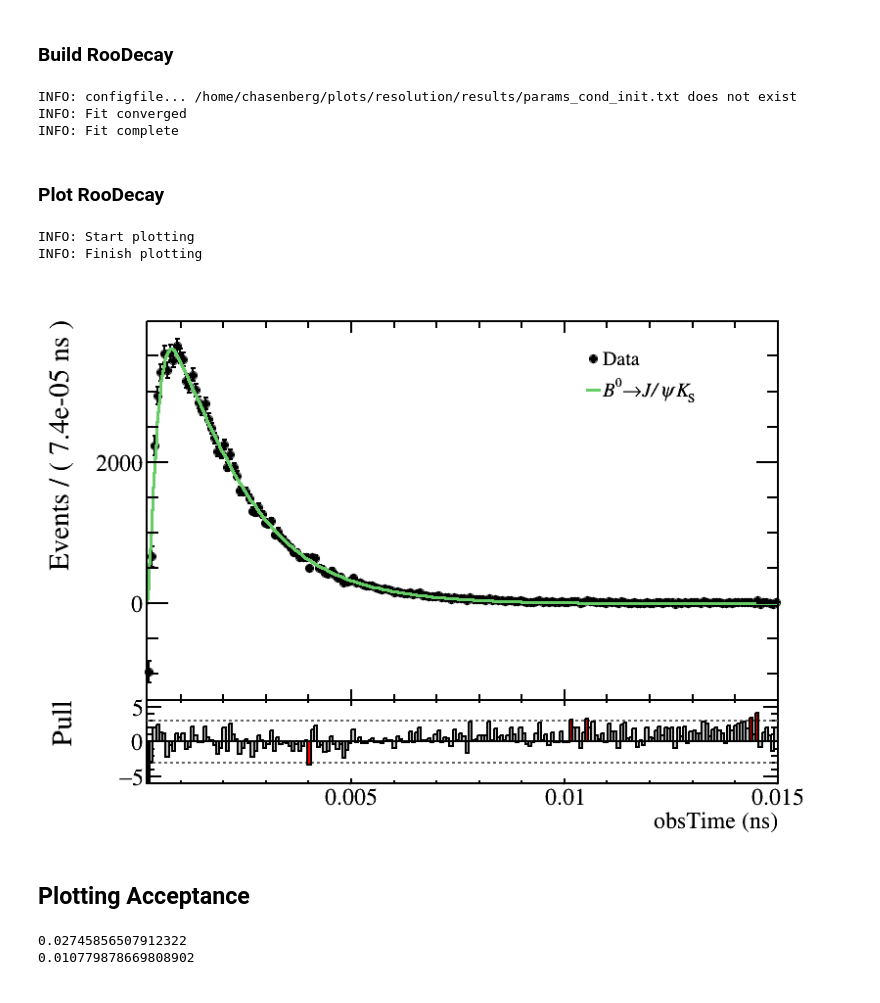
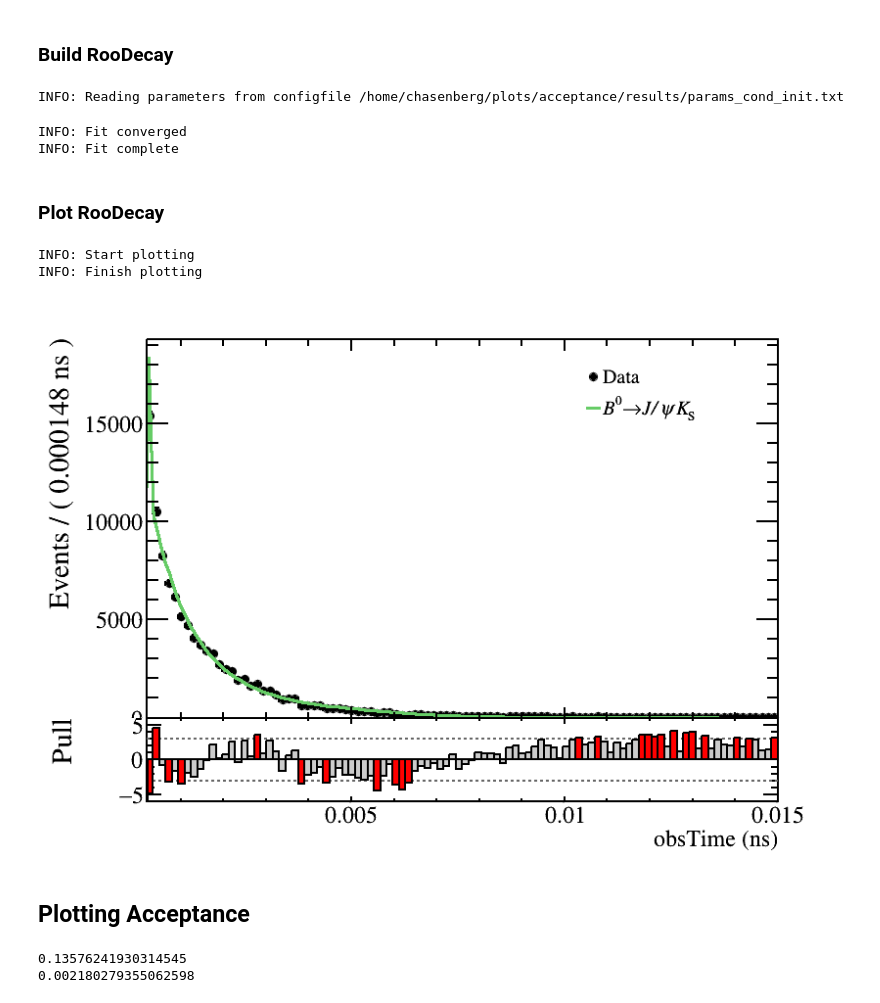
Before and after one commit to chasenberg/Masterthesis, a Jupyter notebook: notebooks/decaytime_studies/acceptance/acceptance_JpsiKS_data.ipynb, the cells around one changed output. Saved outputs shown, nothing was run; the diff lists cells and outputs as text; code cells hidden in the pictures.

Commit message:
playing with spline parameters

```diff
--- a/notebooks/decaytime_studies/acceptance/acceptance_JpsiKS_data.ipynb
+++ b/notebooks/decaytime_studies/acceptance/acceptance_JpsiKS_data.ipynb
@@ -58,7 +61,7 @@ ROOT.SetOwnership(dataset_tree, False)
 obsTime     = RooRealVar('B0_FitPVConst_tau_flat', 'obsTime', 0,0.0002, 0.015, 'ns')
 obsTimeErr = RooRealVar("B0_FitPVConst_tauErr_flat", "obsTimeErr", 0,-0.001,0.001, "ns")
 signal_sw  = RooRealVar("signal_sw", "signal_sw",0 ,-100000,1000000000)
-#mass = RooRealVar("B0_FitDaughtersConst_M_flat", "m_{J/psi K_{S}^{0}}", 5280,5250, 5310, "MeV")
+B0_FitPVConst_MinIPCHI2anyPV_flat = RooRealVar('B0_FitPVConst_MinIPCHI2anyPV_flat','B0_FitPVConst_MinIPCHI2anyPV_flat',6,1000000000000000000000)
 
 
 ROOT.SetOwnership(obsTime, False)
@@ -68,7 +71,7 @@ ROOT.SetOwnership(signal_sw, False)
 data = ROOT.TFile(dataset_file_name)
 tree_data = data.Get('Bd2JpsiKS')
 tree_data.GetEntries()
-ntupleVarSet =  RooArgSet(obsTime,obsTimeErr,signal_sw)
+ntupleVarSet =  RooArgSet(obsTime,obsTimeErr,signal_sw,B0_FitPVConst_MinIPCHI2anyPV_flat)
 data = RooDataSet('data','data',ntupleVarSet,RooFit.Import(tree_data), RooFit.WeightVar("signal_sw"))
 ROOT.SetOwnership(data,False)
 
@@ -114,13 +117,14 @@ knots[9]=(obsTime.getMax()) # 18.0'''
 'from ROOT import std\nknots = std.vector("double")(10)\nknots[0]=(obsTime.getMin()) # 0.0\nknots[1]=(0.00025)\nknots[2]=(0.0004)\nknots[3]=(0.001)\nknots[4]=(0.003)\n#knots[4]=(0.005)\nknots[5]=(0.00 ...
 # %%
 from ROOT import std
-knots = std.vector("double")(6)
+knots = std.vector("double")(5)
 knots[0]=(obsTime.getMin()) # 0.0
-knots[1]=(0.0004)
-knots[2]=(0.001)
-knots[3]=(0.004)
-knots[4]=(0.01)
-knots[5]=(obsTime.getMax()) # 18.0
+knots[1]=(0.0003)
+knots[2]=(0.0004)
+knots[3]=(0.005)
+knots[4]=(0.006)
+knots[5]=(0.011)
+knots[6]=(obsTime.getMax()) # 18.0
 # %%
 print(obsTime.getMin(),obsTime.getMax(),len(knots))
 # %% [output]
@@ -134,7 +138,7 @@ ROOT.SetOwnership(knotlist, False)
 for i in range(0,len(knots)+1): # len(knots)+2
     binname = "parTimeAccCSpline" + str(i)
     bintitle = "h_{" + str(i) + "}"
-    var = RooRealVar(binname, bintitle,0.1*i,2)
+    var = RooRealVar(binname, bintitle,0.005*i,20)
     print(var.getVal())
     #print(str(var.GetName()))
     ROOT.SetOwnership(var, False)
@@ -315,7 +343,7 @@ pdfDecayTime = RooDecay("pdfDecayTime", "pdfDecayTime", obsTime, parTimeTau, pdf
 
 ROOT.SetOwnership(pdfDecayTime, False)
 # %%
-results_dir = '/home/chasenberg/plots/resolution/results/'
+results_dir = '/home/chasenberg/plots/acceptance/results/'
 
 parameters_file_name  = 'params_cond.txt'
 parameters_init_name  = parameters_file_name.replace('.txt', '_init.txt')
@@ -323,34 +351,8 @@ parameters_final_name = parameters_file_name.replace('.txt', '_final.txt')
 
 if os.path.exists(os.path.join(results_dir, parameters_init_name)):
     print('INFO: Reading parameters from configfile '  + os.path.join(results_dir, parameters_init_name), flush=True)
-    data_model_cond.getParameters(data).readFromFile(os.path.join(results_dir, parameters_init_name))
+    pdfDecayTime.getParameters(data).readFromFile(os.path.join(results_dir, parameters_init_name))
 else:
     print('INFO: configfile... '  + os.path.join(results_dir, parameters_init_name) + ' does not exist', flush=True)
-
-cond_argset = RooArgSet(obsTimeErr)
-
-
-fit_result = pdfDecayTime.fitTo(data,
-                                    RooFit.NumCPU(6),
-                                    RooFit.Minimizer('Minuit','minimize'),
-                                    RooFit.Hesse(True),
-                                    RooFit.Save(True),
-                                    RooFit.ConditionalObservables(cond_argset))
-
-if fit_result:
-    fit_result.Print('v')
-    fit_result.correlationMatrix().Print('v')
-    if fit_result.status()==0:
-        print('INFO: Fit converged')
-    else:
-        print('INFO: Status '+str(fit_result.status()))
-    print('INFO: Fit complete', flush=True)
-else:
-    print('ERROR: There is no fitresult', flush=True)
-
-final_params_file = os.path.join(results_dir, parameters_final_name)
-pdfRes.getParameters(data).writeToFile(final_params_file)
 # %% [output]
-INFO: configfile... /home/chasenberg/plots/resolution/results/params_cond_init.txt does not exist
-INFO: Fit converged
-INFO: Fit complete
+INFO: Reading parameters from configfile /home/chasenberg/plots/acceptance/results/params_cond_init.txt
@@ -357,3 +369,20 @@ INFO: Fit complete
+# %%
+if fit_result:
+    fit_result.Print('v')
+    fit_result.correlationMatrix().Print('v')
+    if fit_result.status()==0:
+        print('INFO: Fit converged')
+    else:
+        print('INFO: Status '+str(fit_result.status()))
+    print('INFO: Fit complete', flush=True)
+else:
+    print('ERROR: There is no fitresult', flush=True)
+
+final_params_file = os.path.join(results_dir, parameters_final_name)
+pdfRes.getParameters(data).writeToFile(final_params_file)
+# %% [output]
+INFO: Fit converged
+INFO: Fit complete
 # %% [markdown]
 ### Plot RooDecay
 # %%
@@ -365,35 +394,35 @@ set_lhcb_style()
 decay_set  = ROOT.RooArgSet(pdfDecayTime.getComponents().find('pdfDecayTime'))
 ROOT.SetOwnership(decay_set, False)
 
 # Prepare frame
 canvas = TCanvas('canvas', 'canvas', 1000, 600)
 ROOT.SetOwnership(canvas, False)
 
-plot_frame = obsTime.frame(ROOT.RooFit.Range(0.0002, 0.015), ROOT.RooFit.Bins(200))
+plot_frame = obsTime.frame(ROOT.RooFit.Range(0.0002, 0.015), ROOT.RooFit.Bins(100))
 ROOT.SetOwnership(plot_frame, False)
 
 data.plotOn(plot_frame, ROOT.RooFit.Name('data'))
 pdfDecayTime.plotOn(plot_frame, RooFit.ProjWData(RooArgSet(obsTimeErr), data, True), RooFit.LineColor(410), ROOT.RooFit.Name('decay_fit'))
 
 ### Add additional informations to the plot
 text_size = 0.05
 # Create TLegend
 legend = ROOT.TLegend(0.7, 0.7, 0.80, 0.85)
 #legend = ROOT.TLegend(0.7, 0.30, 0.80, 0.5)
 ROOT.SetOwnership(plot_frame, False)
 legend.AddEntry(plot_frame.findObject('data'), 'Data', 'p')
 legend.AddEntry(plot_frame.findObject('decay_fit'), '#it{B}^{0}#rightarrow#it{J/#psi}#it{K}_{#kern[-0.3]{S}}', 'l')
 legend.SetTextSize(text_size)
 
 # Plot pulls
 plotname = 'decaytime_data_accfloat'
 can, _ = plot_pulls(plotname, plot_frame, drawables=[legend], save_path= subdir + '/plots/')#, logy=True)#, logy=True
 print('INFO: Finish plotting', flush=True)
 can
 # %% [output]
 INFO: Start plotting
 INFO: Finish plotting
-[figure, old version]
+[figure, new version]
 # %% [markdown]
 ## Plotting Acceptance
 # %%
@@ -440,8 +469,8 @@ scale_bin = (time_max-time_min)/nbins
 scale = (1/acc_int.getVal())*scale_bin
 print(scale)
 # %% [output]
-0.02745856507912322
-0.010779878669808902
+0.13576241930314545
+0.002180279355062598
 # %%
 from ROOT import TLine
 from ROOT import TLegend
```
Also changed, not shown: parts of 10 cells of this notebook.
